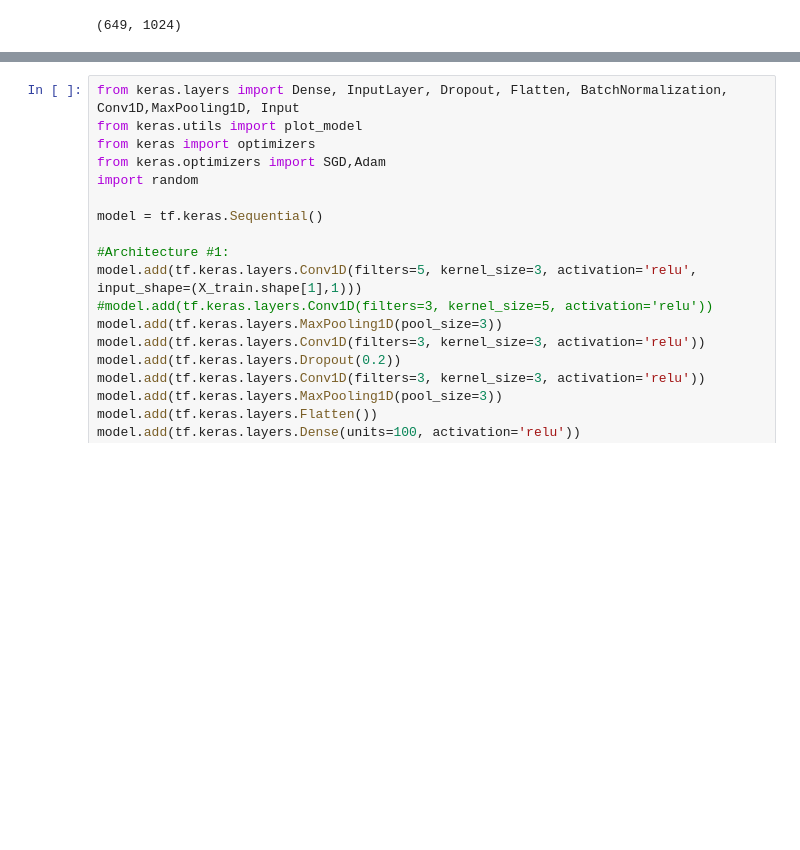
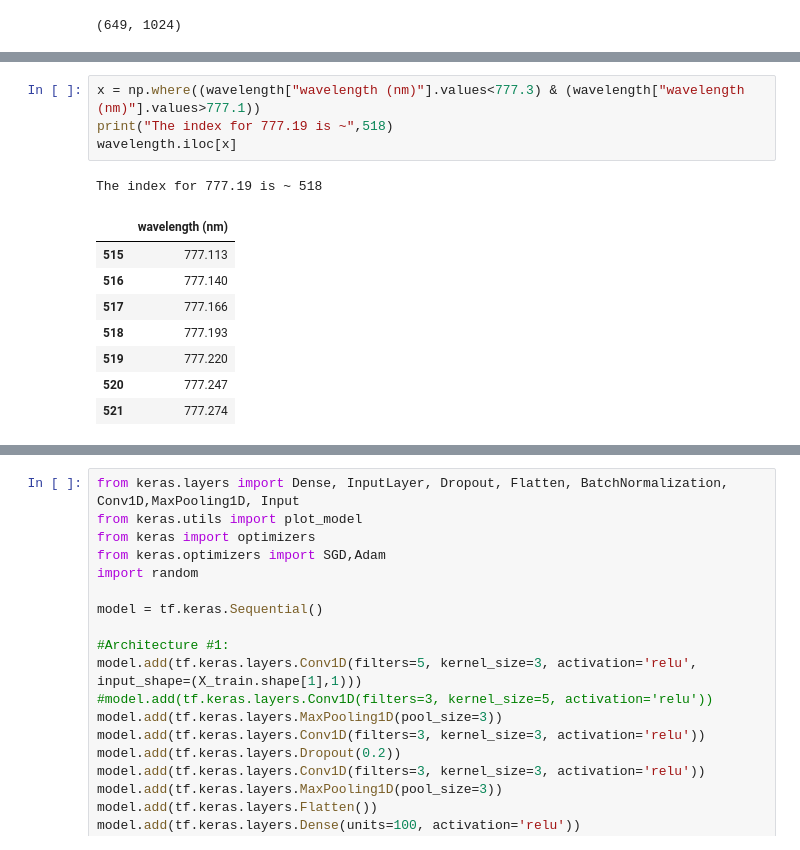
Before and after one commit to sadavari/SunEdison, a Jupyter notebook: SunEdison_CNN.ipynb, the cells around one changed output, grey strips where cells are left out. Saved outputs shown, nothing was run; the diff lists cells and outputs as text; blank space fills up the shorter version.

```diff
--- a/SunEdison_CNN.ipynb
+++ b/SunEdison_CNN.ipynb
@@ -177,0 +182,14 @@ Dataset mean size (4, 1024)
+# %%
+x = np.where((wavelength["wavelength (nm)"].values<777.3) & (wavelength["wavelength (nm)"].values>777.1))
+print("The index for 777.19 is ~",518)
+wavelength.iloc[x]
+# %% [output]
+The index for 777.19 is ~ 518
+|  | wavelength (nm) |
+| 515 | 777.113 |
+| 516 | 777.140 |
+| 517 | 777.166 |
+| 518 | 777.193 |
+| 519 | 777.220 |
+| 520 | 777.247 |
+| 521 | 777.274 |
```
Also changed, not shown: parts of 13 cells of this notebook.
